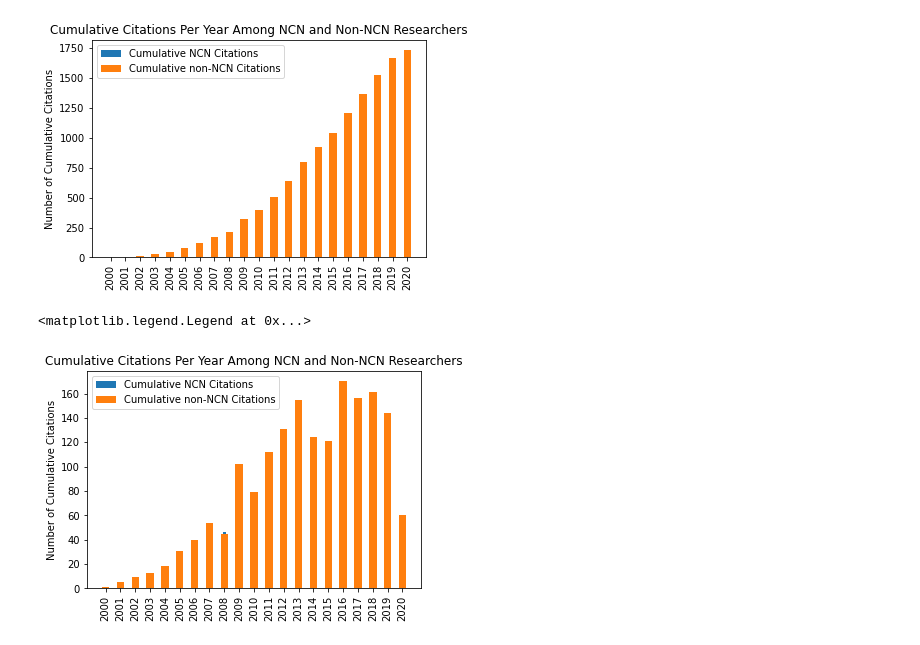
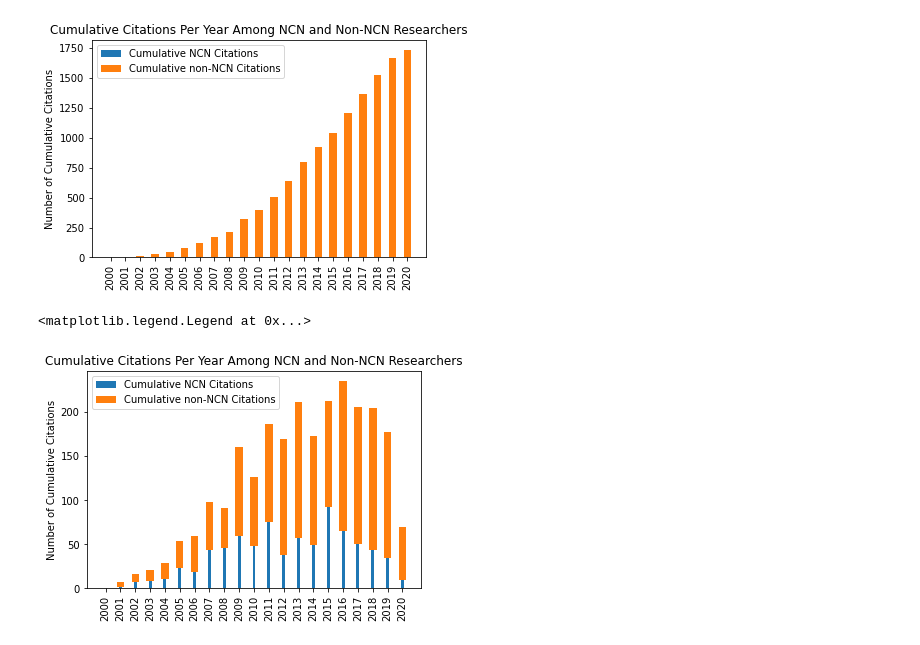
Before and after one commit to saxenap/nanohub, a Jupyter notebook: nanoHUB/pipeline/plotting/pull_images.ipynb, the cells around one changed output. Cells and saved outputs as stored; diff of their text form; code cells hidden in the pictures.

Commit message:
Created new citation figures

```diff
--- a/nanoHUB/pipeline/plotting/pull_images.ipynb
+++ b/nanoHUB/pipeline/plotting/pull_images.ipynb
@@ -205,10 +205,10 @@ plt.legend()
 # %%
 plt.xticks(ypos, years, rotation = 90)
 plt.ylabel("Number of Cumulative Citations")
 plt.title("Cumulative Citations Per Year Among NCN and Non-NCN Researchers")
 plt.bar(ypos, rawNCN, label = "Cumulative NCN Citations", width = 0.2)
-plt.bar(ypos, rawONCN, label = "Cumulative non-NCN Citations", width = 0.5)
+plt.bar(ypos, rawONCN, label = "Cumulative non-NCN Citations", width = 0.5, bottom=rawNCN)
 plt.legend()
 # %% [output]
 <matplotlib.legend.Legend at 0x...>
-[figure, old version]
+[figure, new version]
```
